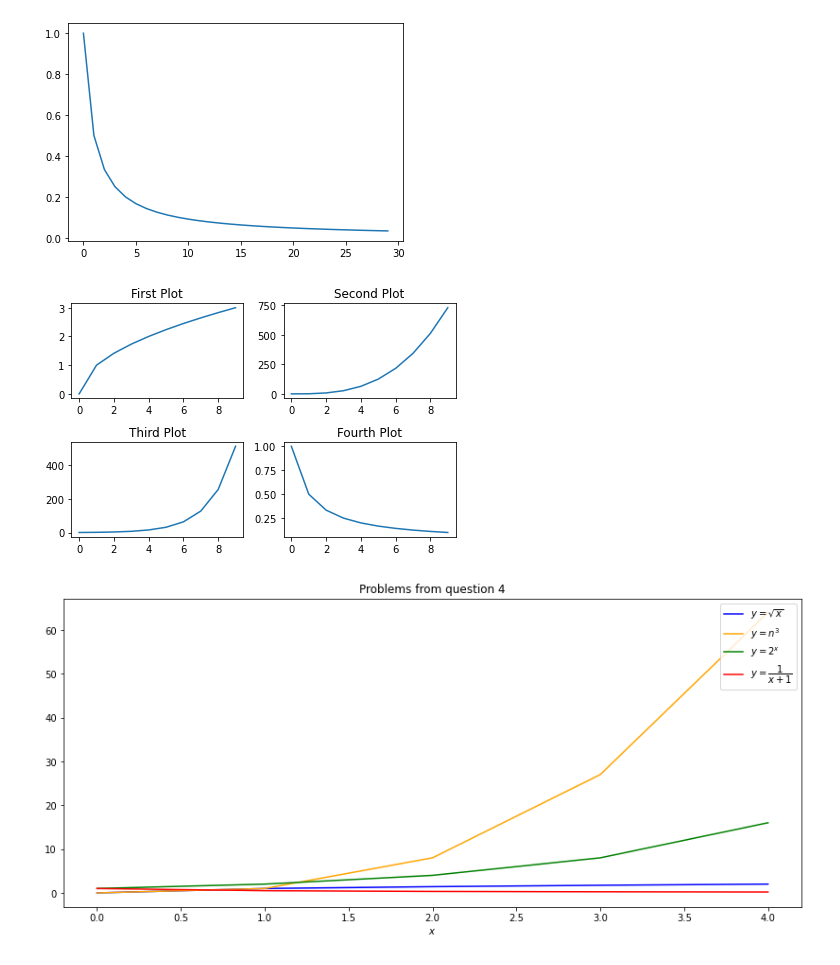
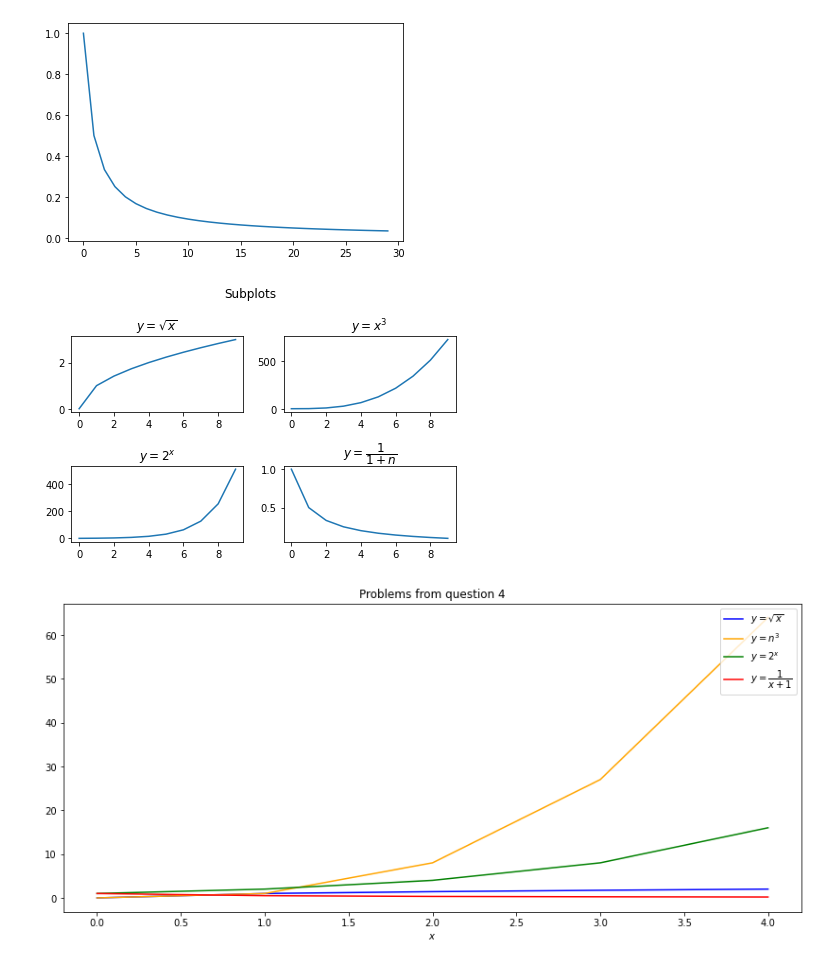
Before and after one commit to malachi-hale/numpy-pandas-visualization-exercise, a Jupyter notebook: matplotlib_exercises.ipynb, the cells around one changed output. Saved outputs shown, nothing was run; the diff lists cells and outputs as text; code cells hidden in the pictures.

```diff
--- a/matplotlib_exercises.ipynb
+++ b/matplotlib_exercises.ipynb
@@ -42,27 +42,31 @@ plt.savefig('figure-4')
 # %%
 x = range(0, 10)
 
 ax1 = plt.subplot(221)
 y = [math.sqrt(n) for n in x]
 plt.plot(x, y)
-ax1.title.set_text('First Plot')
+ax1.title.set_text('$y=\sqrt{x}$')
 
 ax2 = plt.subplot(222)
 y = [n**3 for n in x]
 plt.plot(x, y)
-ax2.title.set_text('Second Plot')
+ax2.title.set_text('$y=x^3$')
 
 ax3 =plt.subplot(223)
 y = [2**n for n in x]
 plt.plot(x, y)
-ax3.title.set_text('Third Plot')
+ax3.title.set_text('$y=2^x$')
 
 ax4 =plt.subplot(224)
 y = [1/(n+1) for n in x]
 plt.plot(x, y)
-ax4.title.set_text('Fourth Plot')
+ax4.title.set_text('$y=\dfrac{1}{1+n}$')
+
+plt.suptitle('Subplots')
 
 plt.tight_layout()
+
+plt.show()
 # %% [output]
-[figure, old version]
+[figure, new version]
 # %%
```
Also changed, not shown: parts of 1 cell of this notebook, 1 other file.
